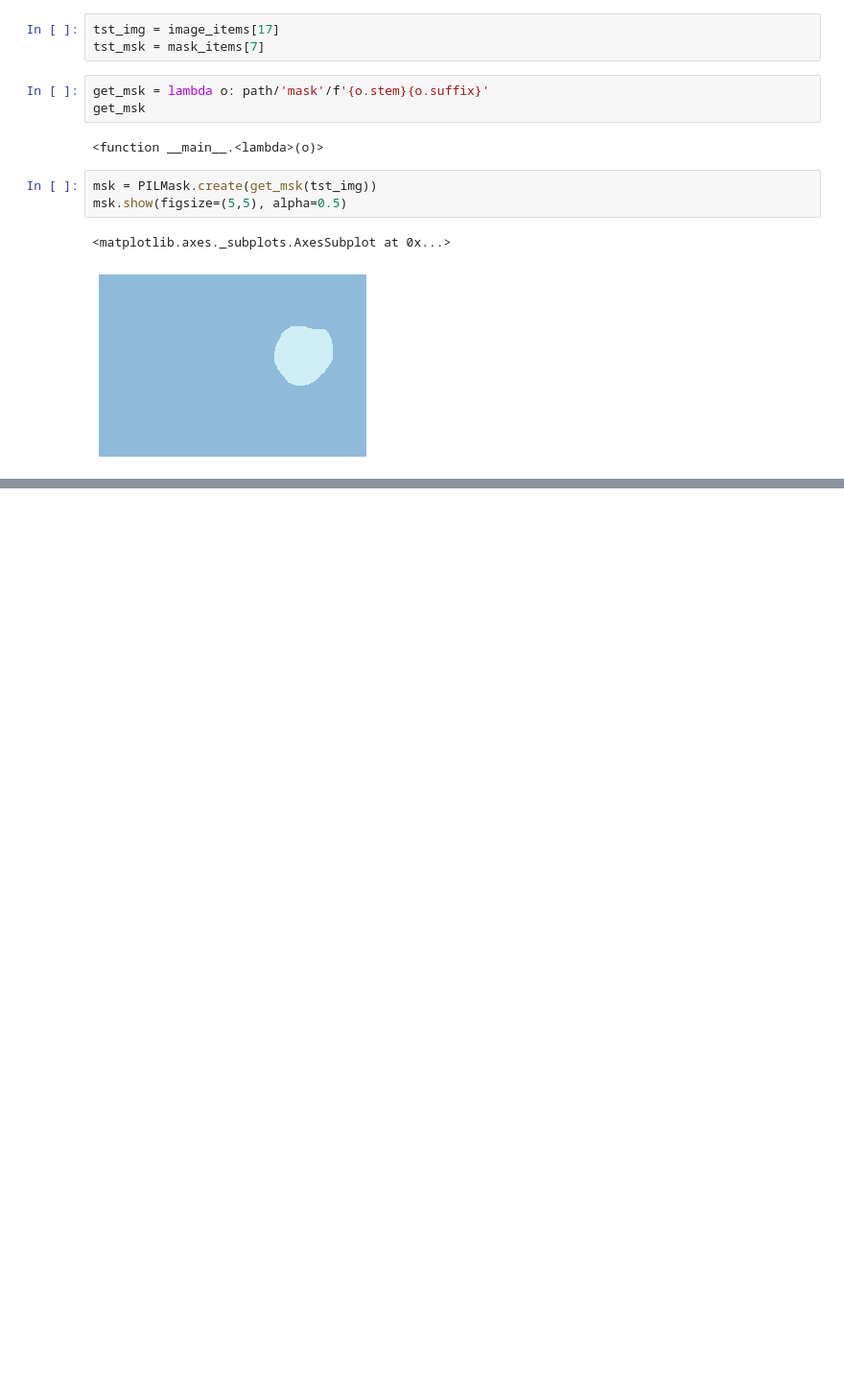
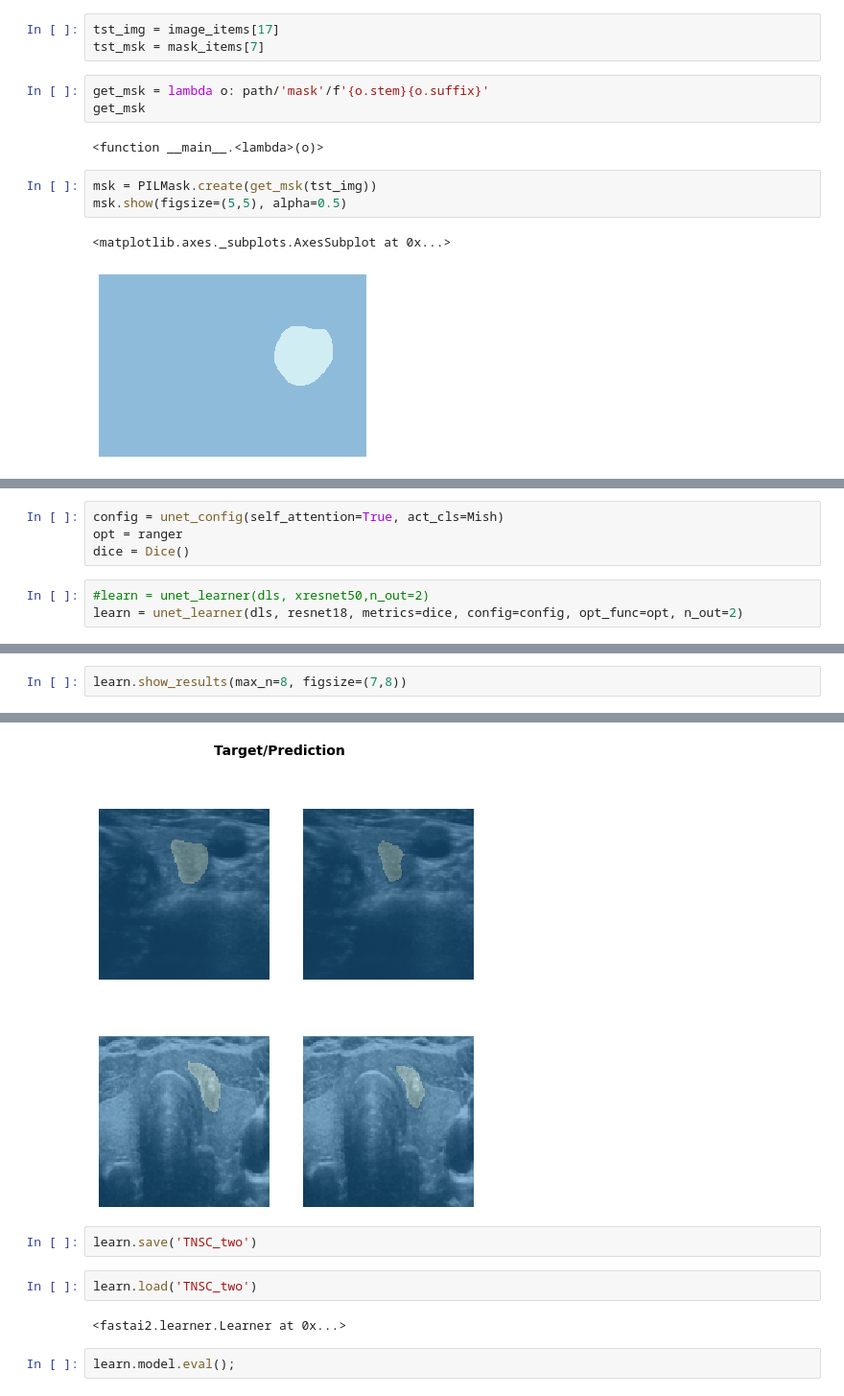
Before and after one commit to asvcode/TN_SC, a Jupyter notebook: TN_SC.ipynb, the cells around one changed output, grey strips where cells are left out. Shown: that part at 96% size. Cells and saved outputs as stored; diff of their text form; blank space fills up the shorter version.

```diff
--- a/TN_SC.ipynb
+++ b/TN_SC.ipynb
@@ -69,0 +82,7 @@ dls = tnsc.dataloaders(path/'image', bs=2, num_workers=0)
+# %%
+config = unet_config(self_attention=True, act_cls=Mish)
+opt = ranger
+dice = Dice()
+# %%
+#learn = unet_learner(dls, xresnet50,n_out=2)
+learn = unet_learner(dls, resnet18, metrics=dice, config=config, opt_func=opt, n_out=2)
@@ -69,0 +100,3 @@ dls = tnsc.dataloaders(path/'image', bs=2, num_workers=0)
+# %%
+learn.show_results(max_n=8, figsize=(7,8))
+# %% [output]
@@ -69,0 +104,9 @@ dls = tnsc.dataloaders(path/'image', bs=2, num_workers=0)
+[figure, added]
+# %%
+learn.save('TNSC_two')
+# %%
+learn.load('TNSC_two')
+# %% [output]
+<fastai2.learner.Learner at 0x...>
+# %%
+learn.model.eval();
```
Also changed, not shown: parts of 35 cells of this notebook.
